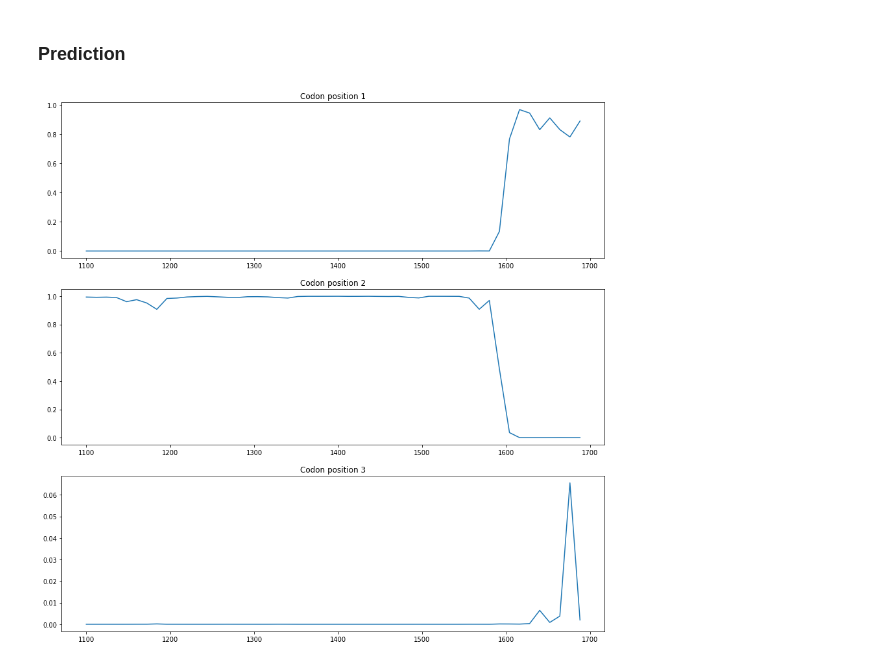
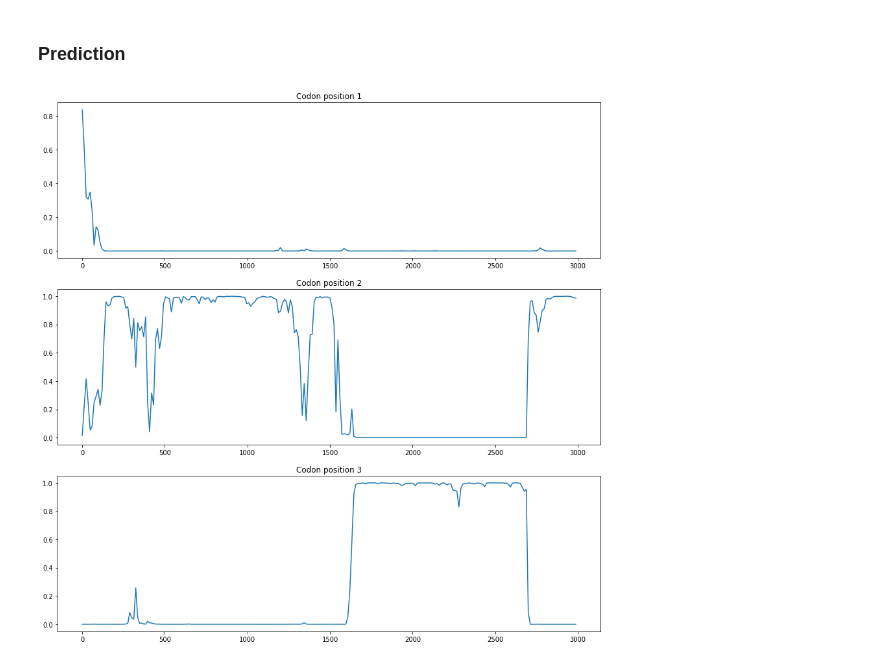
Before and after one commit to efrsw/hsebio-hw3, a Jupyter notebook: hsebio_hw3.ipynb, the cells around one changed output. Saved outputs shown, nothing was run; the diff lists cells and outputs as text; code cells hidden in the pictures.

```diff
--- a/hsebio_hw3.ipynb
+++ b/hsebio_hw3.ipynb
@@ -217,44 +211,32 @@ def get_cod_probs(seq, t1, t2):
   probnc = ncod_proba(seq, t1, t2)
   return np.array([prob1, prob2, prob3] / (prob1 + prob2 + prob3 + probnc))
 # %%
-def plot_graph(data, start, end):
+def plot_graph(data, start, end, step):
   fig, (ax1, ax2, ax3) = plt.subplots(3, 1, figsize=(15, 15))
 
-  ax1.plot(pos_probs[:, 0], label='Codon position 1')
-  ax2.plot(pos_probs[:, 1], label='Codon position 2')
-  ax3.plot(pos_probs[:, 2], label='Codon position 3')
+  x = range(start, end, step)
 
-  ax1.set_xticks()
+  ax1.plot(x, data[:, 0])
+  ax2.plot(x, data[:, 1])
+  ax3.plot(x, data[:, 2])
+
+  ax1.set_title('Codon position 1')
+  ax2.set_title('Codon position 2')
+  ax3.set_title('Codon position 3')
+
+  plt.plot()
 
 
-  plt.plot()
+start = 0
+end = 3000
+step = 12
+window = 96
+pos_probs = []
+for i in range(start, end, step):
+
+  pos_probs.append(get_cod_probs(seq[start+i:start+window+i], t1, t2))
+pos_probs = np.array(pos_probs)
+
+plot_graph(pos_probs, start, end, step)
+# %% [output]
+[figure, added]
-# %%
-def plot_graph(data, start, end, step):
-  fig, (ax1, ax2, ax3) = plt.subplots(3, 1, figsize=(15, 15))
-
-  x = range(start, end, step)
-
-  ax1.plot(x, data[:, 0])
-  ax2.plot(x, data[:, 1])
-  ax3.plot(x, data[:, 2])
-
-  ax1.set_title('Codon position 1')
-  ax2.set_title('Codon position 2')
-  ax3.set_title('Codon position 3')
-
-  plt.plot()
-
-
-start = 1100
-end = 1700
-step = 12
-window = 96
-pos_probs = []
-for i in range(start, end, step):
-
-  pos_probs.append(get_cod_probs(seq[start+i:start+window+i], t1, t2))
-pos_probs = np.array(pos_probs)
-
-plot_graph(pos_probs, start, end, step)
-# %% [output]
-[figure, removed]
```
Also changed, not shown: parts of 4 cells of this notebook.
